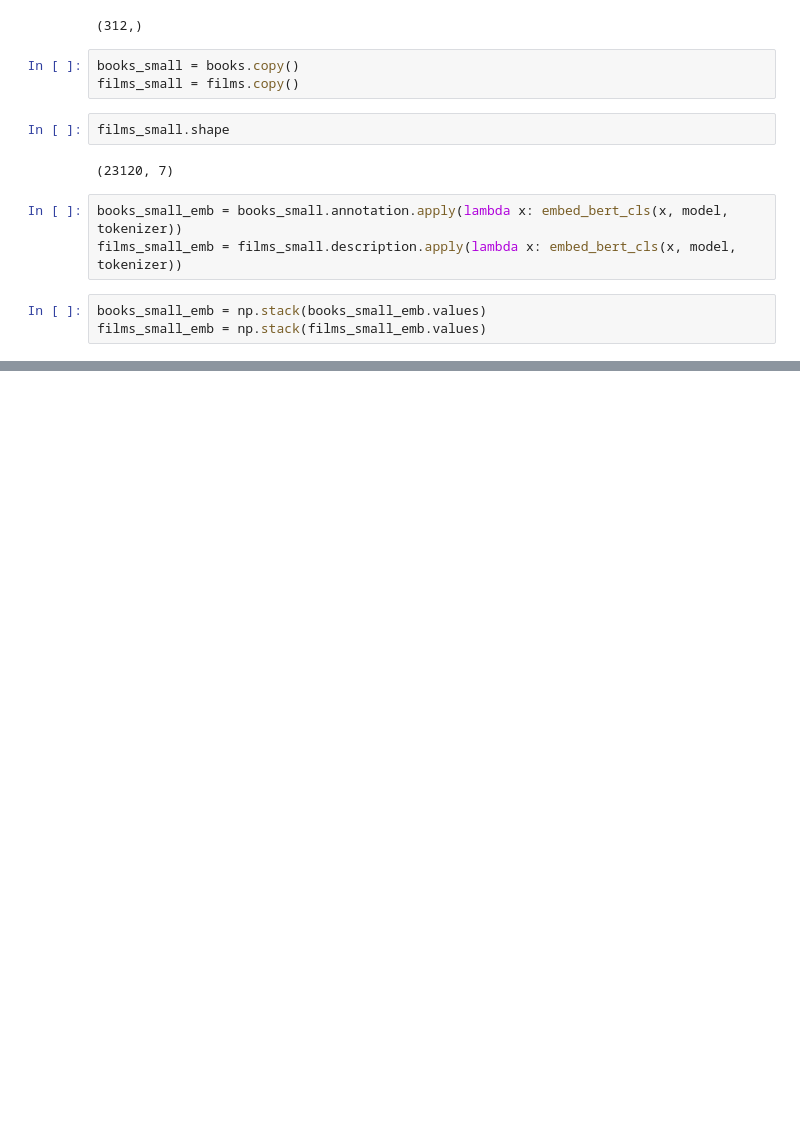
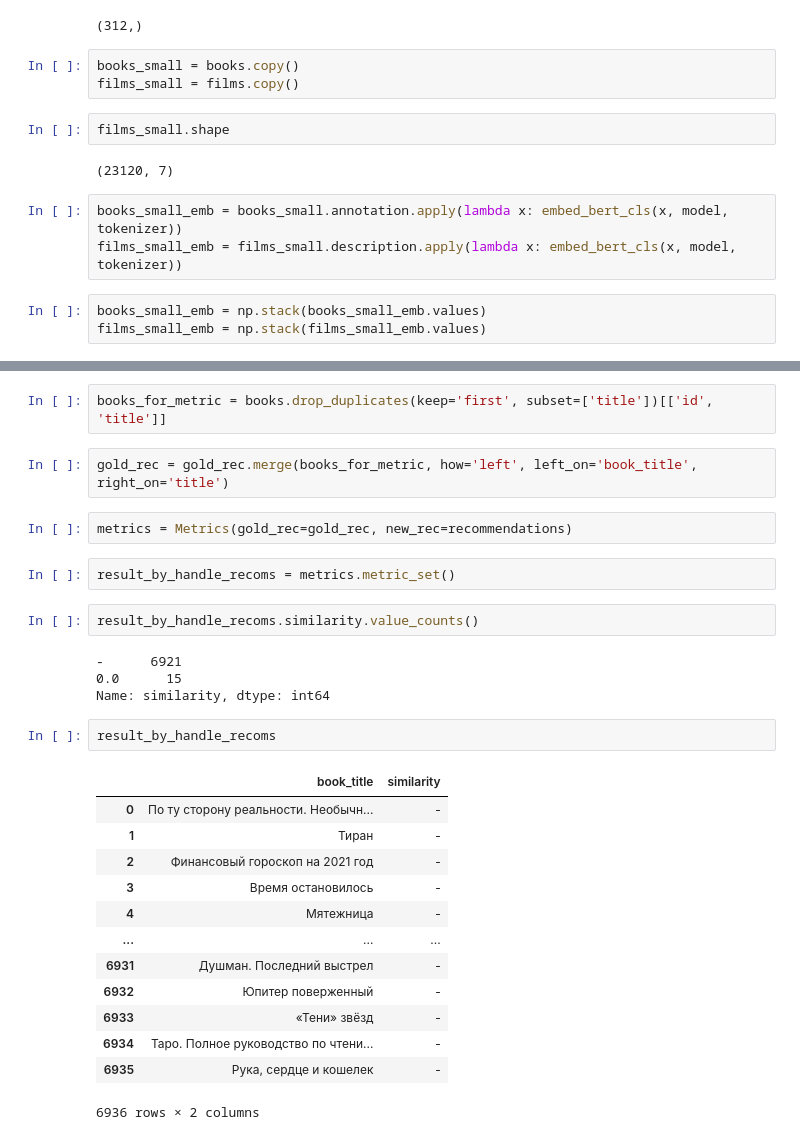
Before and after one commit to Varfalamei/cross-domain-recsys, a Jupyter notebook: notebooks/emb_from_bert.ipynb, the cells around one changed output, grey strips where cells are left out. Saved outputs shown, nothing was run; the diff lists cells and outputs as text; blank space fills up the shorter version.

```diff
--- a/notebooks/emb_from_bert.ipynb
+++ b/notebooks/emb_from_bert.ipynb
@@ -179,0 +377,30 @@ sorted(sim_coefs[0])[-5:]
+# %%
+books_for_metric = books.drop_duplicates(keep='first', subset=['title'])[['id', 'title']]
+# %%
+gold_rec = gold_rec.merge(books_for_metric, how='left', left_on='book_title', right_on='title')
+# %%
+metrics = Metrics(gold_rec=gold_rec, new_rec=recommendations)
+# %%
+result_by_handle_recoms = metrics.metric_set()
+# %%
+result_by_handle_recoms.similarity.value_counts()
+# %% [output]
+-      6921
+0.0      15
+Name: similarity, dtype: int64
+# %%
+result_by_handle_recoms
+# %% [output]
+|  | book_title | similarity |
+| 0 | По ту сторону реальности. Необычн... | - |
+| 1 | Тиран | - |
+| 2 | Финансовый гороскоп на 2021 год | - |
+| 3 | Время остановилось | - |
+| 4 | Мятежница | - |
+| ... | ... | ... |
+| 6931 | Душман. Последний выстрел | - |
+| 6932 | Юпитер поверженный | - |
+| 6933 | «Тени» звёзд | - |
+| 6934 | Таро. Полное руководство по чтени... | - |
+| 6935 | Рука, сердце и кошелек | - |
+6936 rows × 2 columns
```
Also changed, not shown: parts of 31 cells of this notebook, 2 other files.
